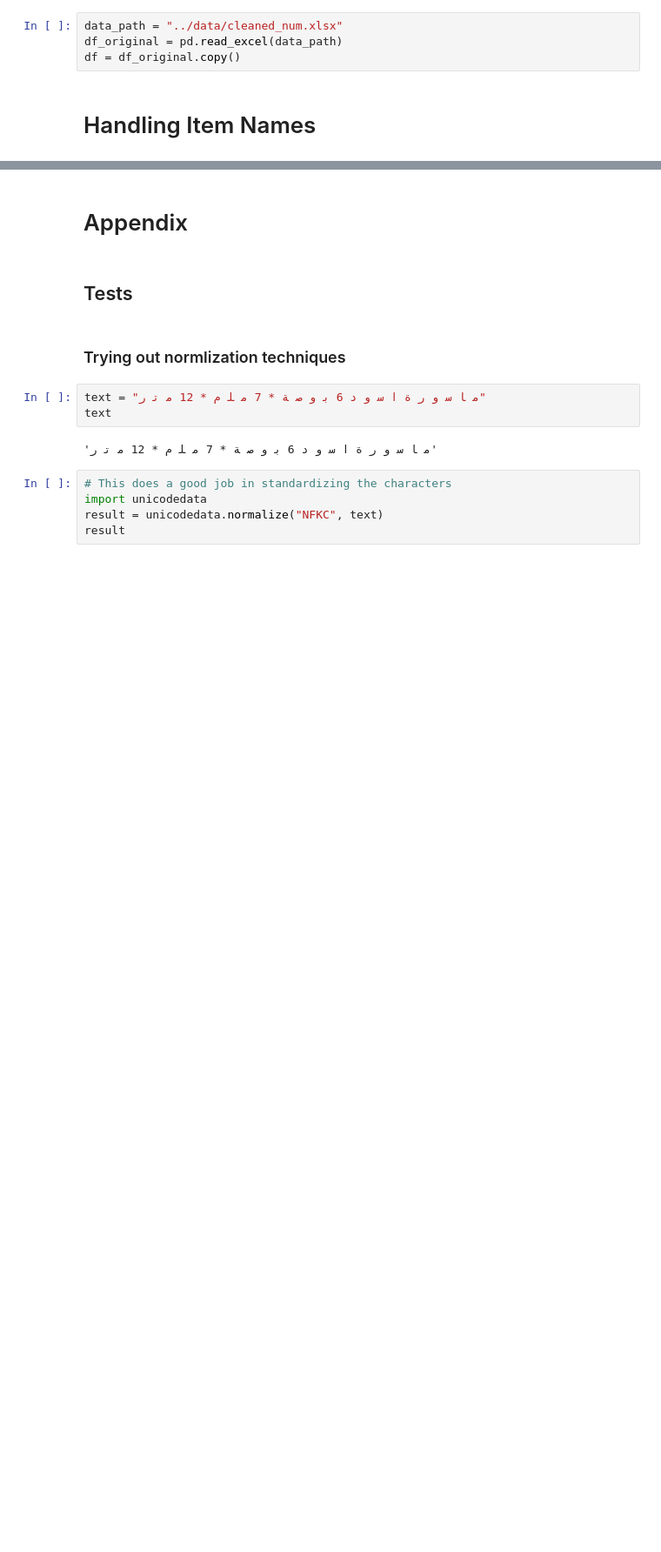
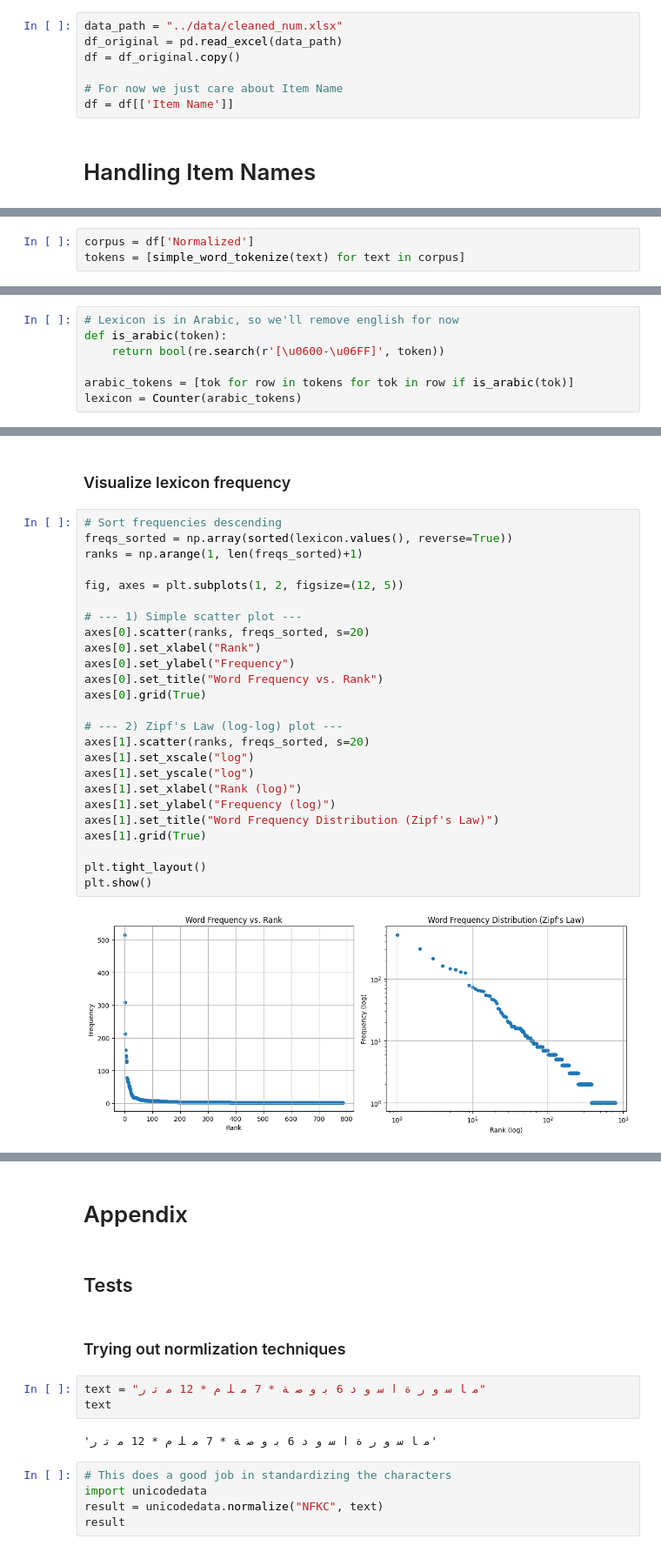
Before and after one commit to abodeza/Purchase_Data_Analysis, a Jupyter notebook: notebooks/NLP.ipynb, the cells around one changed output, grey strips where cells are left out. Shown at 87% size. Cells and saved outputs as stored; diff of their text form; blank space fills up the shorter version.

Commit message:
Normalize, lexicon, and research findings

```diff
--- a/notebooks/NLP.ipynb
+++ b/notebooks/NLP.ipynb
@@ -45,6 +64,9 @@ from sklearn.feature_extraction.text import TfidfVectorizer
 data_path = "../data/cleaned_num.xlsx"
 df_original = pd.read_excel(data_path)
 df = df_original.copy()
+
+# For now we just care about Item Name
+df = df[['Item Name']]
 # %% [markdown]
 # Handling Item Names
 # %% [markdown]
@@ -71,0 +137,3 @@ Tokenized entry: [['حديد', 'تسليح', 'مجدول', 'سعودي', 'ساب
+# %%
+corpus = df['Normalized']
+tokens = [simple_word_tokenize(text) for text in corpus]
@@ -71,0 +144,7 @@ Tokenized entry: [['حديد', 'تسليح', 'مجدول', 'سعودي', 'ساب
+# %%
+# Lexicon is in Arabic, so we'll remove english for now
+def is_arabic(token):
+    return bool(re.search(r'[\u0600-\u06FF]', token))
+
+arabic_tokens = [tok for row in tokens for tok in row if is_arabic(tok)]
+lexicon = Counter(arabic_tokens)
@@ -71,0 +170,29 @@ Tokenized entry: [['حديد', 'تسليح', 'مجدول', 'سعودي', 'ساب
+# %% [markdown]
+### Visualize lexicon frequency
+# %%
+# Sort frequencies descending
+freqs_sorted = np.array(sorted(lexicon.values(), reverse=True))
+ranks = np.arange(1, len(freqs_sorted)+1)
+
+fig, axes = plt.subplots(1, 2, figsize=(12, 5))
+
+# --- 1) Simple scatter plot ---
+axes[0].scatter(ranks, freqs_sorted, s=20)
+axes[0].set_xlabel("Rank")
+axes[0].set_ylabel("Frequency")
+axes[0].set_title("Word Frequency vs. Rank")
+axes[0].grid(True)
+
+# --- 2) Zipf's Law (log-log) plot ---
+axes[1].scatter(ranks, freqs_sorted, s=20)
+axes[1].set_xscale("log")
+axes[1].set_yscale("log")
+axes[1].set_xlabel("Rank (log)")
+axes[1].set_ylabel("Frequency (log)")
+axes[1].set_title("Word Frequency Distribution (Zipf's Law)")
+axes[1].grid(True)
+
+plt.tight_layout()
+plt.show()
+# %% [output]
+[figure, added]
```
Also changed, not shown: parts of 24 cells of this notebook.
